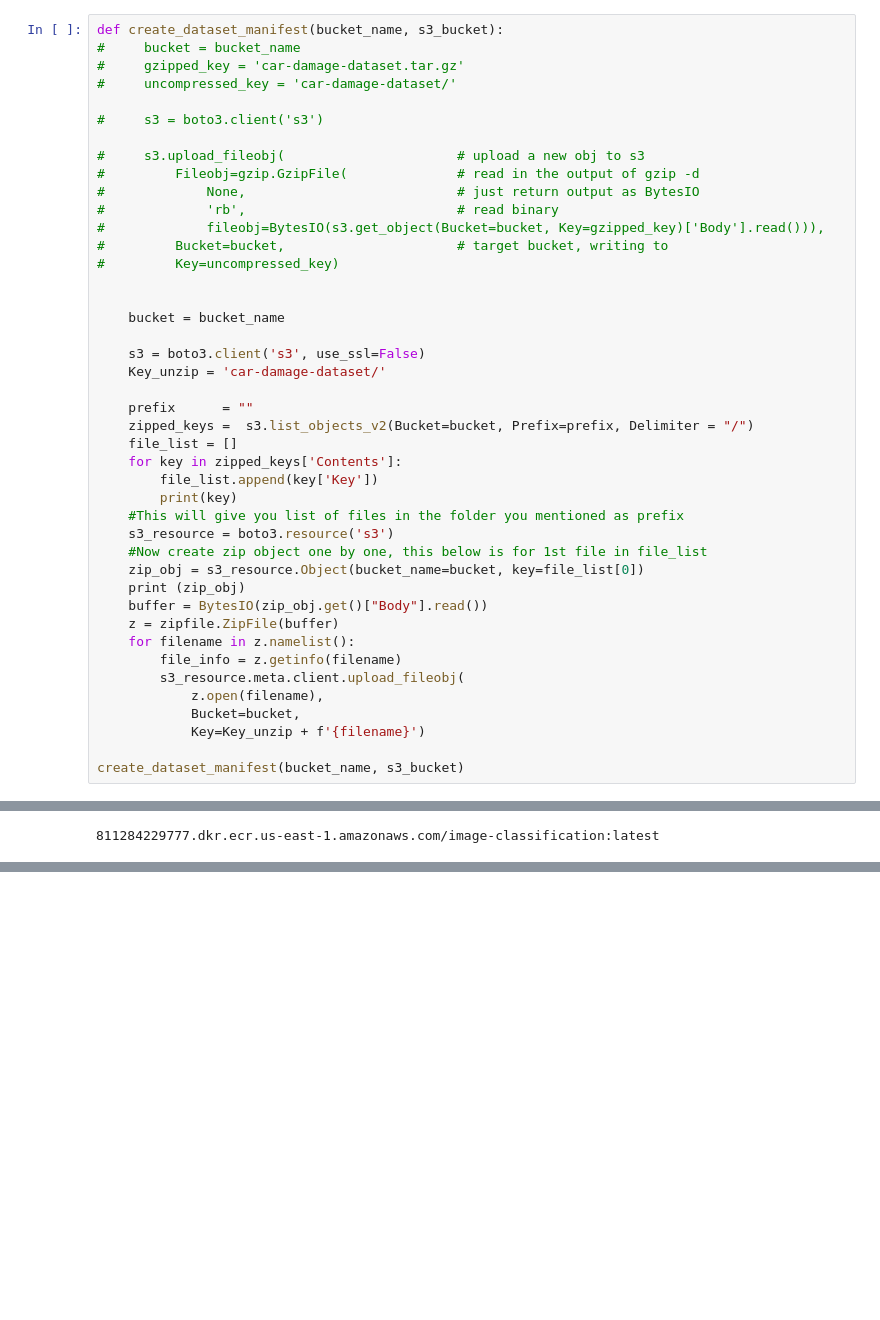
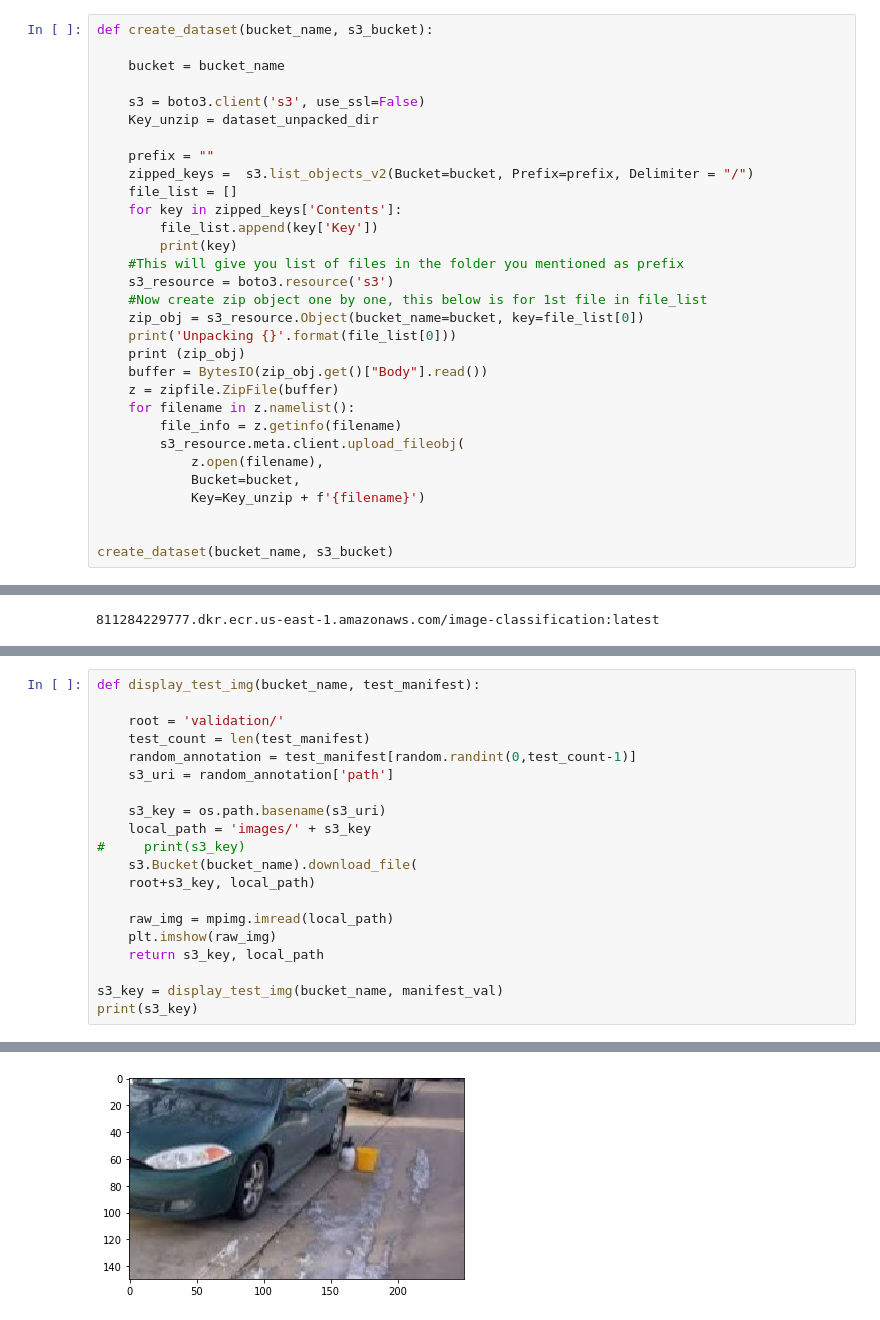
Before and after one commit to raminetinati/Car-Damage-Detector, a Jupyter notebook: Car-Damage-Detection.ipynb, the cells around one changed output, grey strips where cells are left out. Drawn from its saved outputs; the diff is of its cells as text; blank space fills up the shorter version.

```diff
--- a/Car-Damage-Detection.ipynb
+++ b/Car-Damage-Detection.ipynb
@@ -48,28 +64,14 @@ Bucket already exists
 
 Note this step
 # %%
-def create_dataset_manifest(bucket_name, s3_bucket):
-#     bucket = bucket_name
-#     gzipped_key = 'car-damage-dataset.tar.gz'
-#     uncompressed_key = 'car-damage-dataset/'
-
-#     s3 = boto3.client('s3')
-
-#     s3.upload_fileobj(                      # upload a new obj to s3
-#         Fileobj=gzip.GzipFile(              # read in the output of gzip -d
-#             None,                           # just return output as BytesIO
-#             'rb',                           # read binary
-#             fileobj=BytesIO(s3.get_object(Bucket=bucket, Key=gzipped_key)['Body'].read())),
-#         Bucket=bucket,                      # target bucket, writing to
-#         Key=uncompressed_key)
-
+def create_dataset(bucket_name, s3_bucket):
 
     bucket = bucket_name
 
     s3 = boto3.client('s3', use_ssl=False)
-    Key_unzip = 'car-damage-dataset/'
+    Key_unzip = dataset_unpacked_dir
 
-    prefix      = ""
+    prefix = ""
     zipped_keys =  s3.list_objects_v2(Bucket=bucket, Prefix=prefix, Delimiter = "/")
     file_list = []
     for key in zipped_keys['Contents']:
@@ -79,6 +81,7 @@ def create_dataset_manifest(bucket_name, s3_bucket):
     s3_resource = boto3.resource('s3')
     #Now create zip object one by one, this below is for 1st file in file_list
     zip_obj = s3_resource.Object(bucket_name=bucket, key=file_list[0])
+    print('Unpacking {}'.format(file_list[0]))
     print (zip_obj)
     buffer = BytesIO(zip_obj.get()["Body"].read())
     z = zipfile.ZipFile(buffer)
@@ -89,5 +92,6 @@ def create_dataset_manifest(bucket_name, s3_bucket):
             Bucket=bucket,
             Key=Key_unzip + f'{filename}')
 
-create_dataset_manifest(bucket_name, s3_bucket)
+
+create_dataset(bucket_name, s3_bucket)
 # %% [output]
@@ -117,0 +267,21 @@ training_image = setup_classifier()
+# %%
+def display_test_img(bucket_name, test_manifest):
+
+    root = 'validation/'
+    test_count = len(test_manifest)
+    random_annotation = test_manifest[random.randint(0,test_count-1)]
+    s3_uri = random_annotation['path']
+
+    s3_key = os.path.basename(s3_uri)
+    local_path = 'images/' + s3_key
+#     print(s3_key)
+    s3.Bucket(bucket_name).download_file(
+    root+s3_key, local_path)
+
+    raw_img = mpimg.imread(local_path)
+    plt.imshow(raw_img)
+    return s3_key, local_path
+
+s3_key = display_test_img(bucket_name, manifest_val)
+print(s3_key)
+# %% [output]
@@ -117,0 +289 @@ training_image = setup_classifier()
+[figure, added]
```
Also changed, not shown: parts of 22 cells of this notebook.
